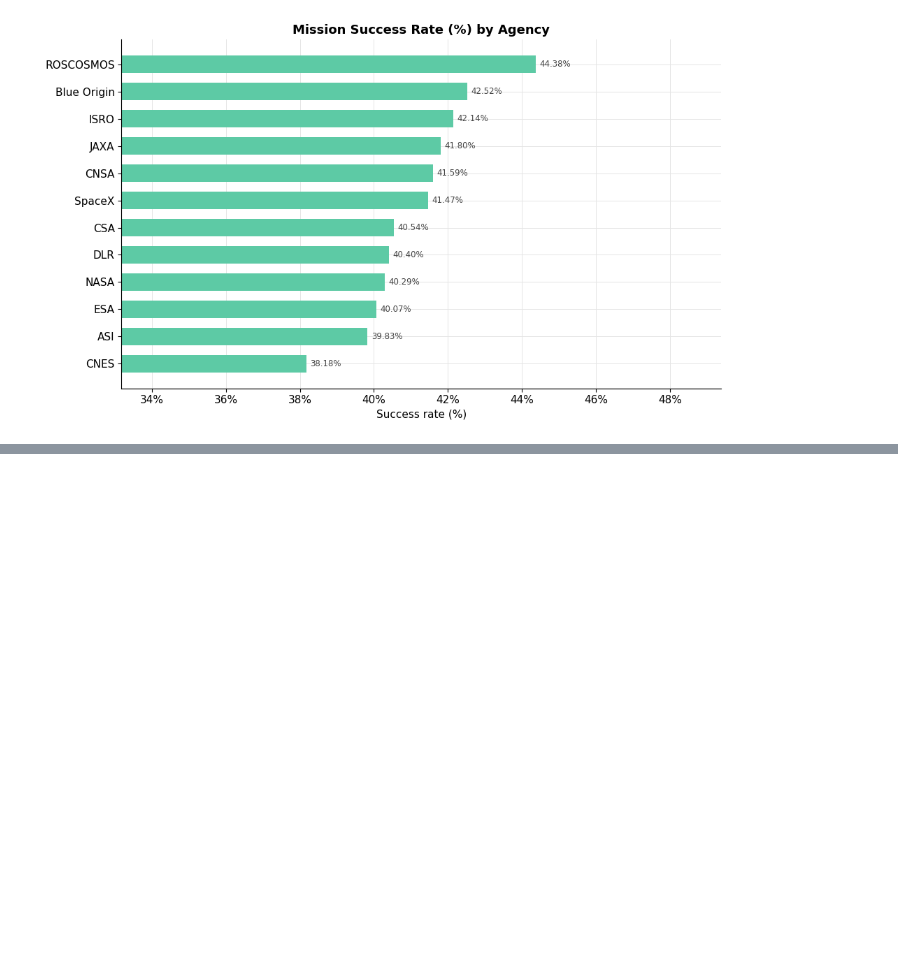
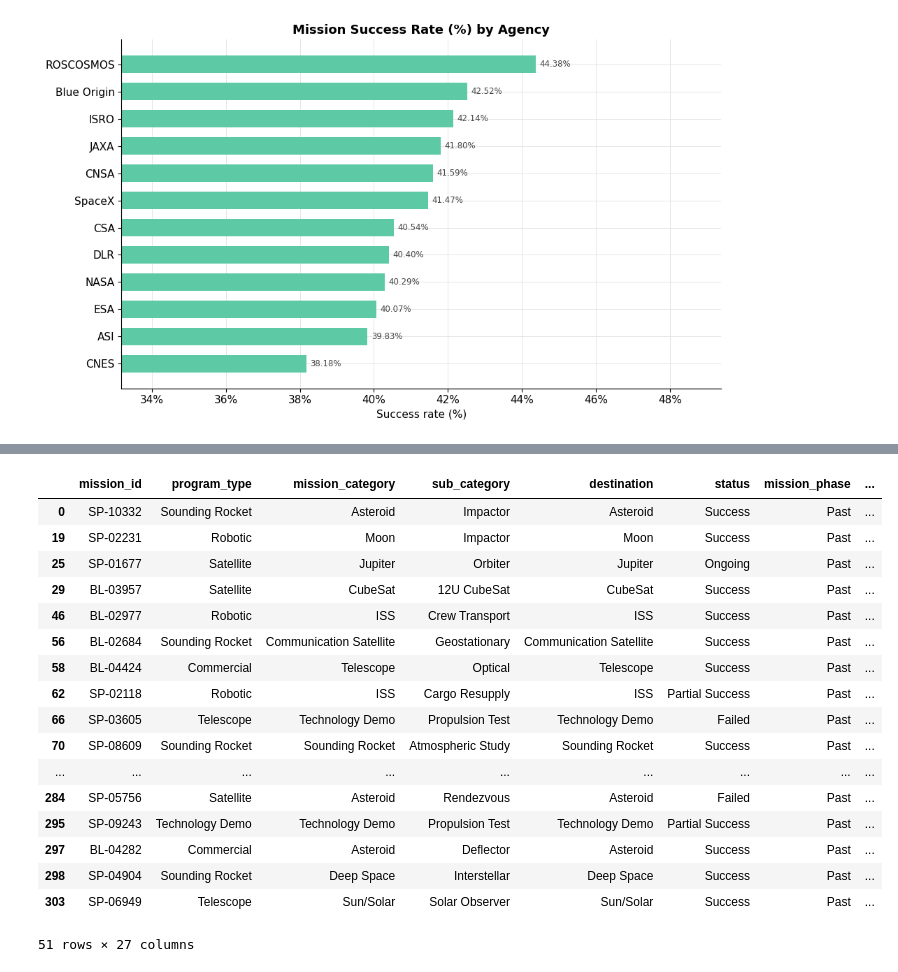
Before and after one commit to ahmedmohi0/Space_mission_analysis, a Jupyter notebook: notebooks/02_EDA.ipynb, the cells around one changed output, grey strips where cells are left out. Saved outputs shown, nothing was run; the diff lists cells and outputs as text; code cells hidden in the pictures; blank space fills up the shorter version.

```diff
--- a/notebooks/02_EDA.ipynb
+++ b/notebooks/02_EDA.ipynb
@@ -333,0 +402,21 @@ category_summary
+# %%
+df[(df["agency_type"] == "Private") & (df["launch_decade"] == "1950s")]
+# %% [output]
+|  | mission_id | program_type | mission_category | sub_category | destination | status | mission_phase | ... |
+| 0 | SP-10332 | Sounding Rocket | Asteroid | Impactor | Asteroid | Success | Past | ... |
+| 19 | SP-02231 | Robotic | Moon | Impactor | Moon | Success | Past | ... |
+| 25 | SP-01677 | Satellite | Jupiter | Orbiter | Jupiter | Ongoing | Past | ... |
+| 29 | BL-03957 | Satellite | CubeSat | 12U CubeSat | CubeSat | Success | Past | ... |
+| 46 | BL-02977 | Robotic | ISS | Crew Transport | ISS | Success | Past | ... |
+| 56 | BL-02684 | Sounding Rocket | Communication Satellite | Geostationary | Communication Satellite | Success | Past | ... |
+| 58 | BL-04424 | Commercial | Telescope | Optical | Telescope | Success | Past | ... |
+| 62 | SP-02118 | Robotic | ISS | Cargo Resupply | ISS | Partial Success | Past | ... |
+| 66 | SP-03605 | Telescope | Technology Demo | Propulsion Test | Technology Demo | Failed | Past | ... |
+| 70 | SP-08609 | Sounding Rocket | Sounding Rocket | Atmospheric Study | Sounding Rocket | Success | Past | ... |
+| ... | ... | ... | ... | ... | ... | ... | ... | ... |
+| 284 | SP-05756 | Satellite | Asteroid | Rendezvous | Asteroid | Failed | Past | ... |
+| 295 | SP-09243 | Technology Demo | Technology Demo | Propulsion Test | Technology Demo | Partial Success | Past | ... |
+| 297 | BL-04282 | Commercial | Asteroid | Deflector | Asteroid | Success | Past | ... |
+| 298 | SP-04904 | Sounding Rocket | Deep Space | Interstellar | Deep Space | Success | Past | ... |
+| 303 | SP-06949 | Telescope | Sun/Solar | Solar Observer | Sun/Solar | Success | Past | ... |
+51 rows × 27 columns
```
Also changed, not shown: parts of 12 cells of this notebook, 2 other files.
